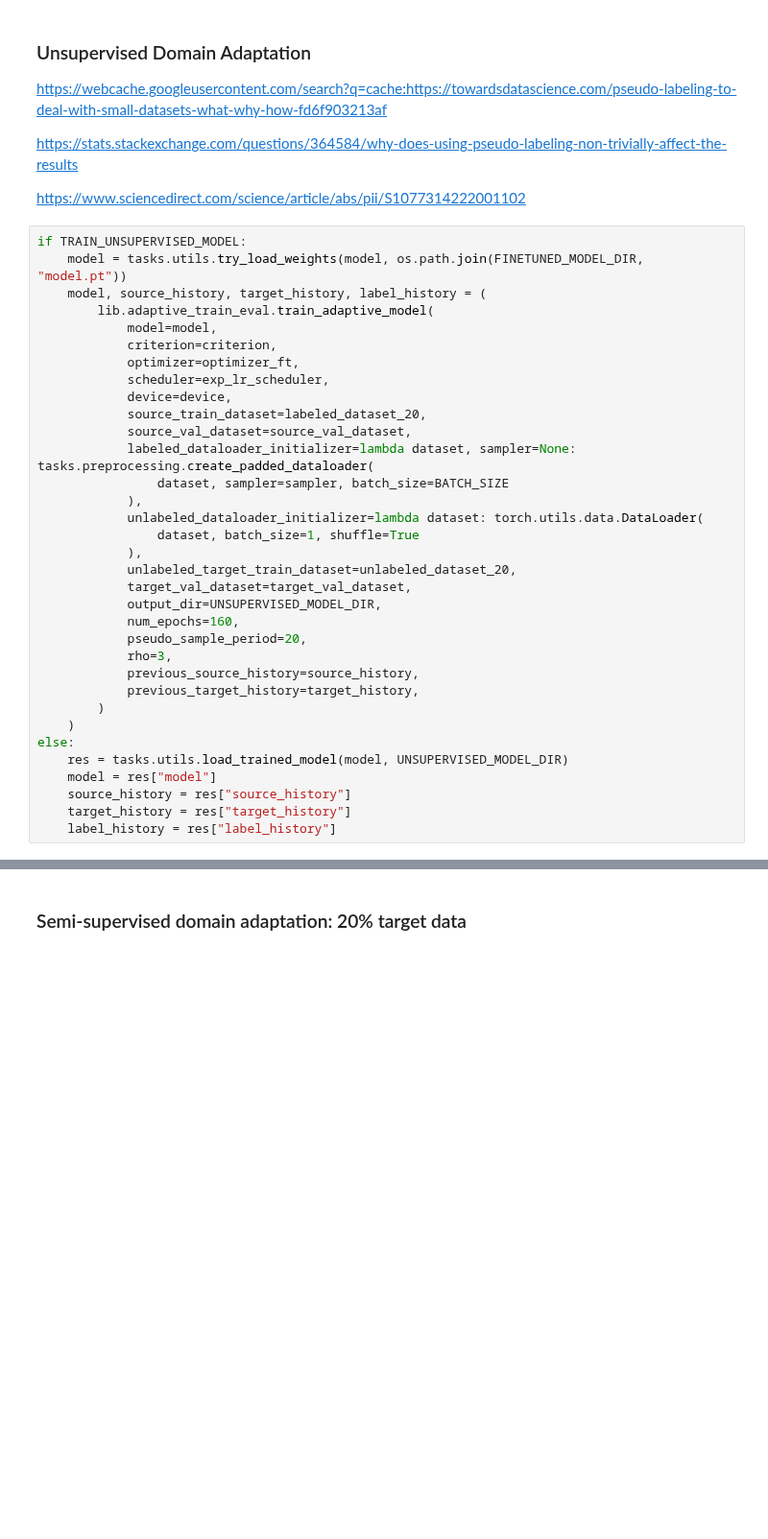
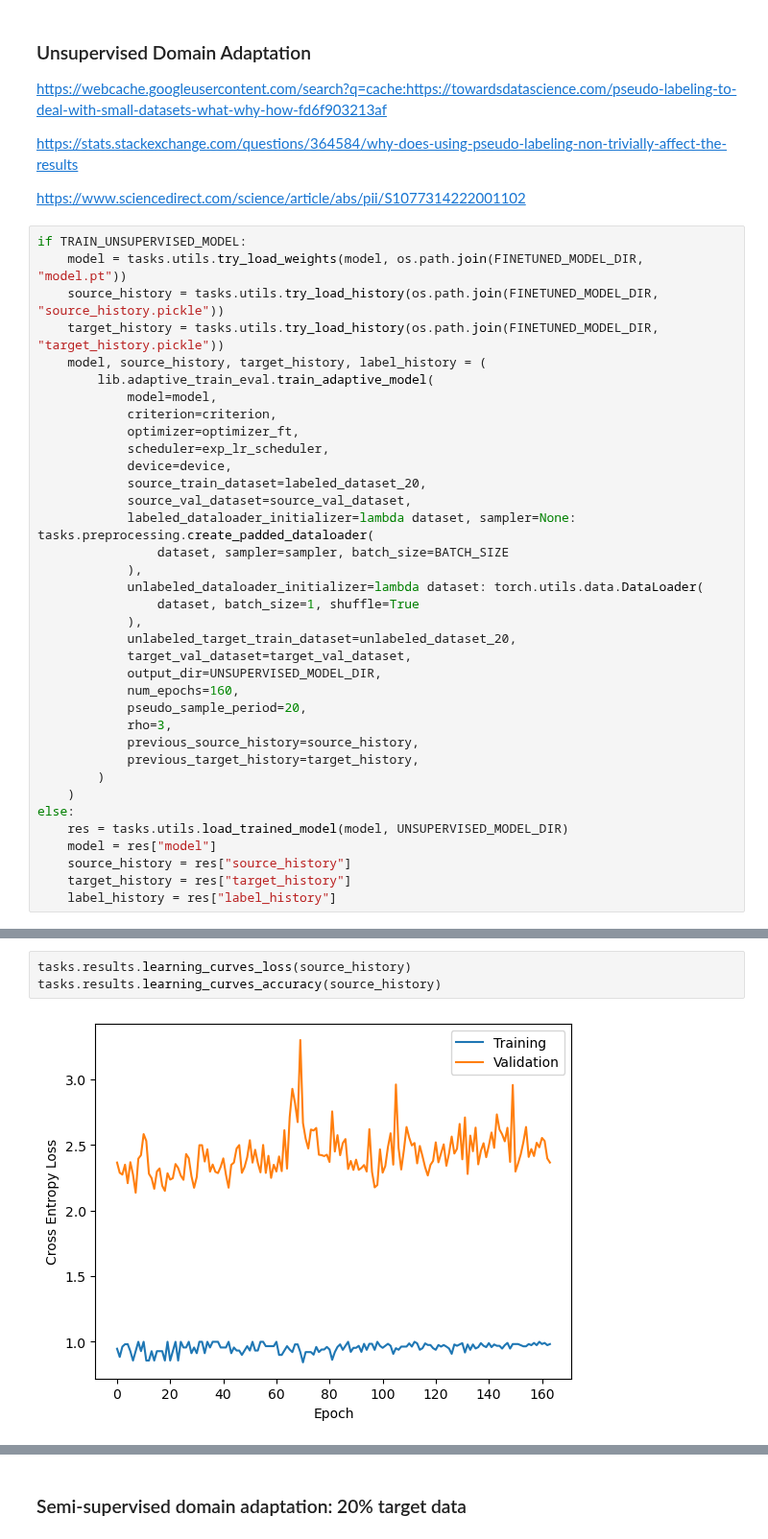
Before and after one commit to dimits-ts/deep_vision_domain_adaptation, a Jupyter notebook: domain_adaptation.ipynb, the cells around one changed output, grey strips where cells are left out. Shown at 96% size. Saved outputs shown, nothing was run; the diff lists cells and outputs as text; blank space fills up the shorter version.

```diff
--- a/domain_adaptation.ipynb
+++ b/domain_adaptation.ipynb
@@ -232,6 +285,8 @@ https://www.sciencedirect.com/science/article/abs/pii/S1077314222001102
 # %%
 if TRAIN_UNSUPERVISED_MODEL:
     model = tasks.utils.try_load_weights(model, os.path.join(FINETUNED_MODEL_DIR, "model.pt"))
+    source_history = tasks.utils.try_load_history(os.path.join(FINETUNED_MODEL_DIR, "source_history.pickle"))
+    target_history = tasks.utils.try_load_history(os.path.join(FINETUNED_MODEL_DIR, "target_history.pickle"))
     model, source_history, target_history, label_history = (
         lib.adaptive_train_eval.train_adaptive_model(
             model=model,
@@ -274,0 +321,5 @@ plt.show()
+# %%
+tasks.results.learning_curves_loss(source_history)
+tasks.results.learning_curves_accuracy(source_history)
+# %% [output]
+[figure, added]
```
Also changed, not shown: parts of 32 cells of this notebook, 1 other file.
